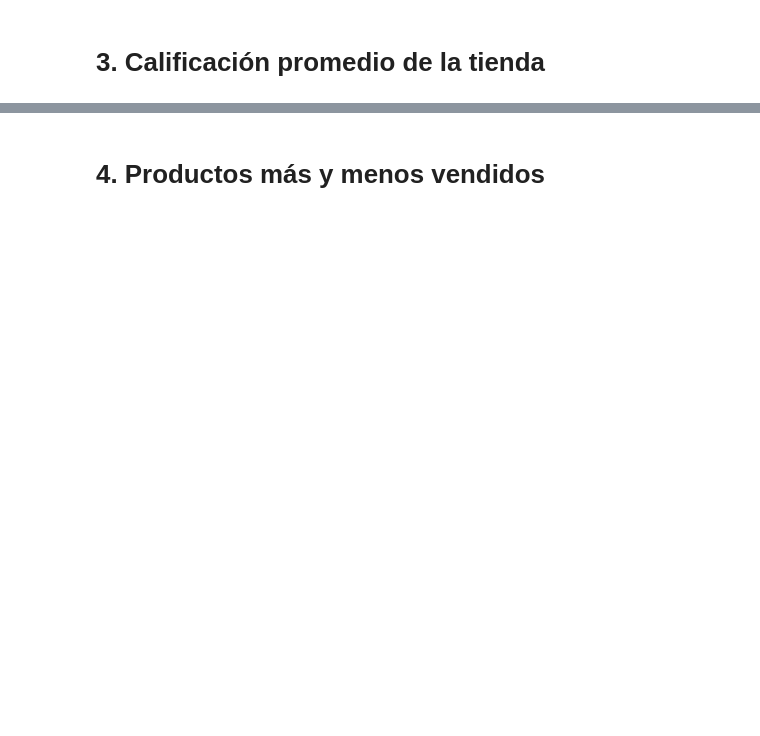
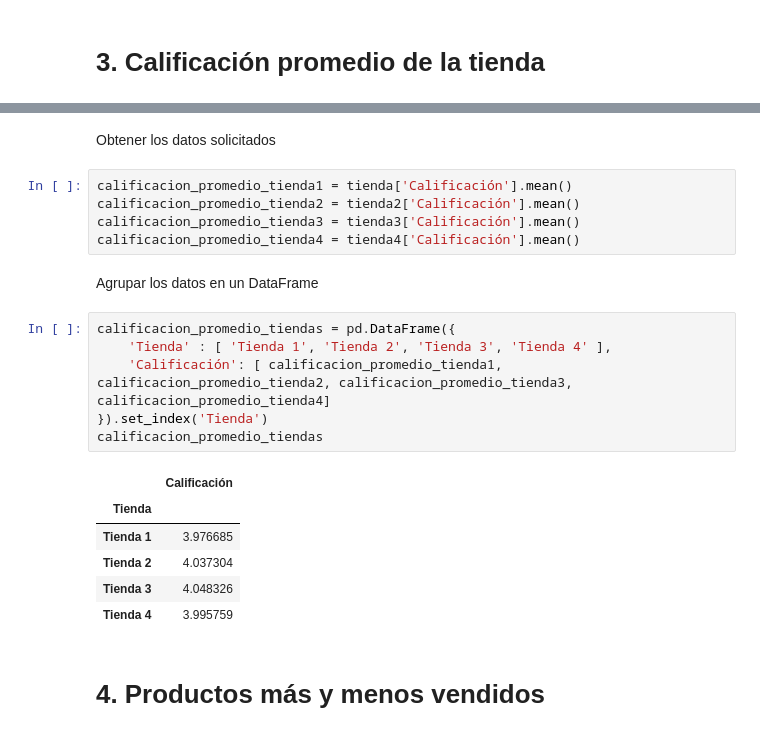
Before and after one commit to CristianRiascos/Alura-DS-Python-Challenge, a Jupyter notebook: Challenge.ipynb, the cells around one changed output, grey strips where cells are left out. Drawn from its saved outputs; the diff is of its cells as text; blank space fills up the shorter version.

```diff
--- a/Challenge.ipynb
+++ b/Challenge.ipynb
@@ -32,2 +72,24 @@ tienda.head()
+# %% [markdown]
+Obtener los datos solicitados
+# %%
+calificacion_promedio_tienda1 = tienda['Calificación'].mean()
+calificacion_promedio_tienda2 = tienda2['Calificación'].mean()
+calificacion_promedio_tienda3 = tienda3['Calificación'].mean()
+calificacion_promedio_tienda4 = tienda4['Calificación'].mean()
+# %% [markdown]
+Agrupar los datos en un DataFrame
+# %%
+calificacion_promedio_tiendas = pd.DataFrame({
+    'Tienda' : [ 'Tienda 1', 'Tienda 2', 'Tienda 3', 'Tienda 4' ],
+    'Calificación': [ calificacion_promedio_tienda1, calificacion_promedio_tienda2, calificacion_promedio_tienda3, calificacion_promedio_tienda4]
+}).set_index('Tienda')
+calificacion_promedio_tiendas
+# %% [output]
+|  | Calificación |
+| Tienda |  |
+| Tienda 1 | 3.976685 |
+| Tienda 2 | 4.037304 |
+| Tienda 3 | 4.048326 |
+| Tienda 4 | 3.995759 |
 # %% [markdown]
 # 4. Productos más y menos vendidos
```
Also changed, not shown: parts of 15 cells of this notebook.
